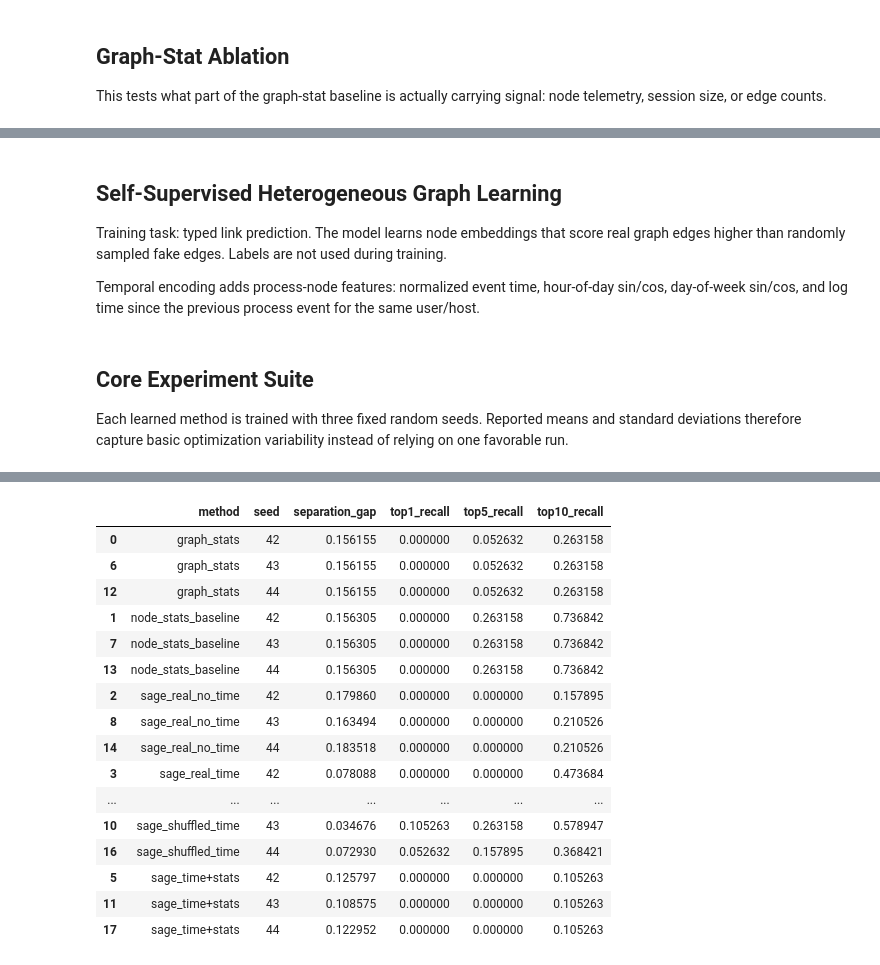
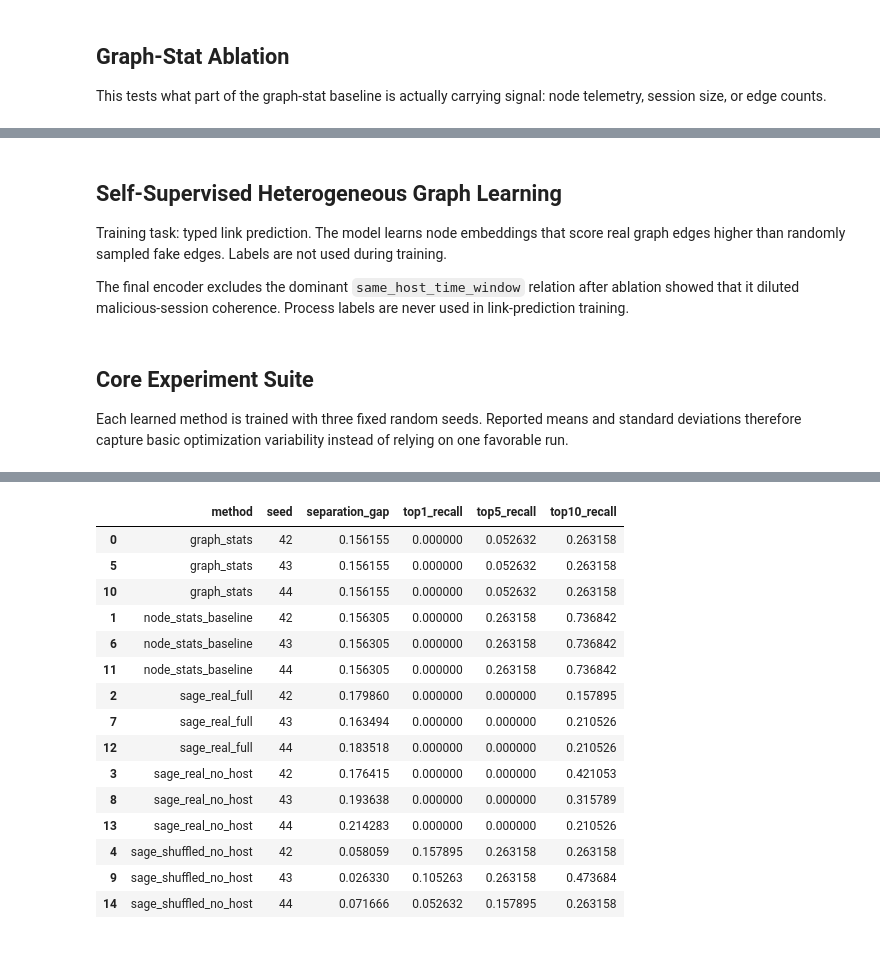
Before and after one commit to MekaelWasti/Steering-Telemetry-Triage-with-Self-Supervised-Graph-Geometry, a Jupyter notebook: pipeline_temporal_clean.ipynb, the cells around one changed output, grey strips where cells are left out. Cells and saved outputs as stored; diff of their text form; code cells hidden in the pictures.

```diff
--- a/pipeline_temporal_clean.ipynb
+++ b/pipeline_temporal_clean.ipynb
@@ -553,5 +553,5 @@ display(label_shuffle_control(X_graph_stats, labels_eval))
 
 Training task: typed link prediction. The model learns node embeddings that score real graph edges higher than randomly sampled fake edges. Labels are not used during training.
 
-Temporal encoding adds process-node features: normalized event time, hour-of-day sin/cos, day-of-week sin/cos, and log time since the previous process event for the same user/host.
+The final encoder excludes the dominant `same_host_time_window` relation after ablation showed that it diluted malicious-session coherence. Process labels are never used in link-prediction training.
 # %%
@@ -725,42 +695,49 @@ def session_embedding_from_z(z, sessions):
 Each learned method is trained with three fixed random seeds. Reported means and standard deviations therefore capture basic optimization variability instead of relying on one favorable run.
 # %%
 real_edges = add_reverse_edges(base_edge_dict(graph_data))
-x_no_time = make_x_dict(graph_data, process_df, use_time=False)
-x_time = make_x_dict(graph_data, process_df, use_time=True)
+real_edges_no_host = {
+    et: ei for et, ei in real_edges.items()
+    if "same_host_time_window" not in et[1]
+}
+x_dict = make_x_dict(graph_data)
 
 run_rows = []
+sage_real_no_host_by_seed = {}
+sage_shuffled_no_host_by_seed = {}
 for seed in EXPERIMENT_SEEDS:
     shuffled_edges = add_reverse_edges(shuffled_base_edge_dict(graph_data, seed=seed))
+    shuffled_edges_no_host = {
+        et: ei for et, ei in shuffled_edges.items()
+        if "same_host_time_window" not in et[1]
+    }
 
-    z_sage_no_time = train_sage(
-        f"sage_real_no_time seed={seed}",
+    z_sage_full = train_sage(
+        f"sage_real_full seed={seed}",
         real_edges,
-        x_no_time,
+        x_dict,
         seed,
     )
-    z_sage_time = train_sage(
-        f"sage_real_time seed={seed}",
-        real_edges,
-        x_time,
+    z_sage_real_no_host = train_sage(
+        f"sage_real_no_host seed={seed}",
+        real_edges_no_host,
+        x_dict,
         seed,
     )
-    z_sage_shuffled_time = train_sage(
-        f"sage_shuffled_time seed={seed}",
-        shuffled_edges,
-        x_time,
+    z_sage_shuffled_no_host = train_sage(
+        f"sage_shuffled_no_host seed={seed}",
+        shuffled_edges_no_host,
+        x_dict,
         seed,
     )
-
+    sage_real_no_host_by_seed[seed] = session_embedding_from_z(z_sage_real_no_host, sessions)
+    sage_shuffled_no_host_by_seed[seed] = session_embedding_from_z(z_sage_shuffled_no_host, sessions)
     method_embeddings = {
         "graph_stats": X_graph_stats,
         "node_stats_baseline": X_node_stats,
-        "sage_real_no_time": session_embedding_from_z(z_sage_no_time, sessions),
-        "sage_real_time": session_embedding_from_z(z_sage_time, sessions),
-        "sage_shuffled_time": session_embedding_from_z(z_sage_shuffled_time, sessions),
+        "sage_real_full": session_embedding_from_z(z_sage_full, sessions),
+        "sage_real_no_host": sage_real_no_host_by_seed[seed],
+        "sage_shuffled_no_host": sage_shuffled_no_host_by_seed[seed],
     }
-    method_embeddings["sage_time+stats"] = StandardScaler().fit_transform(
-        np.hstack([X_graph_stats, method_embeddings["sage_real_time"]])
-    )
 
     for method, embedding in method_embeddings.items():
         row = evaluate_embedding(method, embedding, labels_eval)
@@ -816,17 +792,16 @@ sage_shuffled_time seed=44 epoch=07 loss=1.2609
 |  | method | seed | separation_gap | top1_recall | top5_recall | top10_recall |
 | 0 | graph_stats | 42 | 0.156155 | 0.000000 | 0.052632 | 0.263158 |
-| 6 | graph_stats | 43 | 0.156155 | 0.000000 | 0.052632 | 0.263158 |
-| 12 | graph_stats | 44 | 0.156155 | 0.000000 | 0.052632 | 0.263158 |
+| 5 | graph_stats | 43 | 0.156155 | 0.000000 | 0.052632 | 0.263158 |
+| 10 | graph_stats | 44 | 0.156155 | 0.000000 | 0.052632 | 0.263158 |
 | 1 | node_stats_baseline | 42 | 0.156305 | 0.000000 | 0.263158 | 0.736842 |
-| 7 | node_stats_baseline | 43 | 0.156305 | 0.000000 | 0.263158 | 0.736842 |
-| 13 | node_stats_baseline | 44 | 0.156305 | 0.000000 | 0.263158 | 0.736842 |
-| 2 | sage_real_no_time | 42 | 0.179860 | 0.000000 | 0.000000 | 0.157895 |
-| 8 | sage_real_no_time | 43 | 0.163494 | 0.000000 | 0.000000 | 0.210526 |
-| 14 | sage_real_no_time | 44 | 0.183518 | 0.000000 | 0.000000 | 0.210526 |
-| 3 | sage_real_time | 42 | 0.078088 | 0.000000 | 0.000000 | 0.473684 |
-| ... | ... | ... | ... | ... | ... | ... |
-| 10 | sage_shuffled_time | 43 | 0.034676 | 0.105263 | 0.263158 | 0.578947 |
-| 16 | sage_shuffled_time | 44 | 0.072930 | 0.052632 | 0.157895 | 0.368421 |
-| 5 | sage_time+stats | 42 | 0.125797 | 0.000000 | 0.000000 | 0.105263 |
-| 11 | sage_time+stats | 43 | 0.108575 | 0.000000 | 0.000000 | 0.105263 |
-| 17 | sage_time+stats | 44 | 0.122952 | 0.000000 | 0.000000 | 0.105263 |
+| 6 | node_stats_baseline | 43 | 0.156305 | 0.000000 | 0.263158 | 0.736842 |
+| 11 | node_stats_baseline | 44 | 0.156305 | 0.000000 | 0.263158 | 0.736842 |
+| 2 | sage_real_full | 42 | 0.179860 | 0.000000 | 0.000000 | 0.157895 |
+| 7 | sage_real_full | 43 | 0.163494 | 0.000000 | 0.000000 | 0.210526 |
+| 12 | sage_real_full | 44 | 0.183518 | 0.000000 | 0.000000 | 0.210526 |
+| 3 | sage_real_no_host | 42 | 0.176415 | 0.000000 | 0.000000 | 0.421053 |
+| 8 | sage_real_no_host | 43 | 0.193638 | 0.000000 | 0.000000 | 0.315789 |
+| 13 | sage_real_no_host | 44 | 0.214283 | 0.000000 | 0.000000 | 0.210526 |
+| 4 | sage_shuffled_no_host | 42 | 0.058059 | 0.157895 | 0.263158 | 0.263158 |
+| 9 | sage_shuffled_no_host | 43 | 0.026330 | 0.105263 | 0.263158 | 0.473684 |
+| 14 | sage_shuffled_no_host | 44 | 0.071666 | 0.052632 | 0.157895 | 0.263158 |
```
Also changed, not shown: parts of 18 cells of this notebook.
